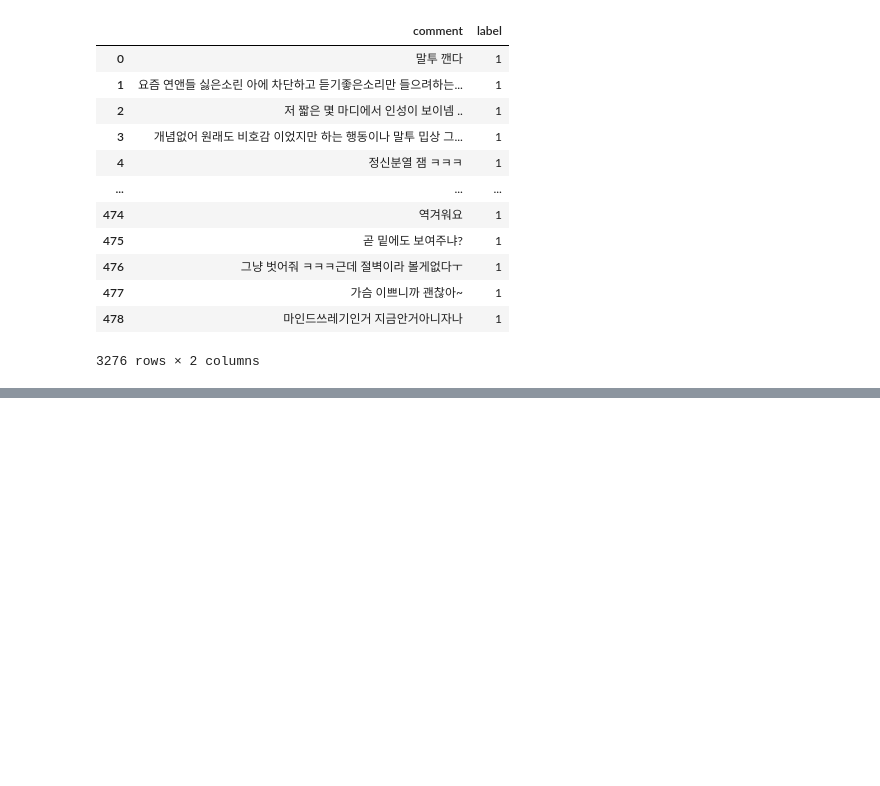
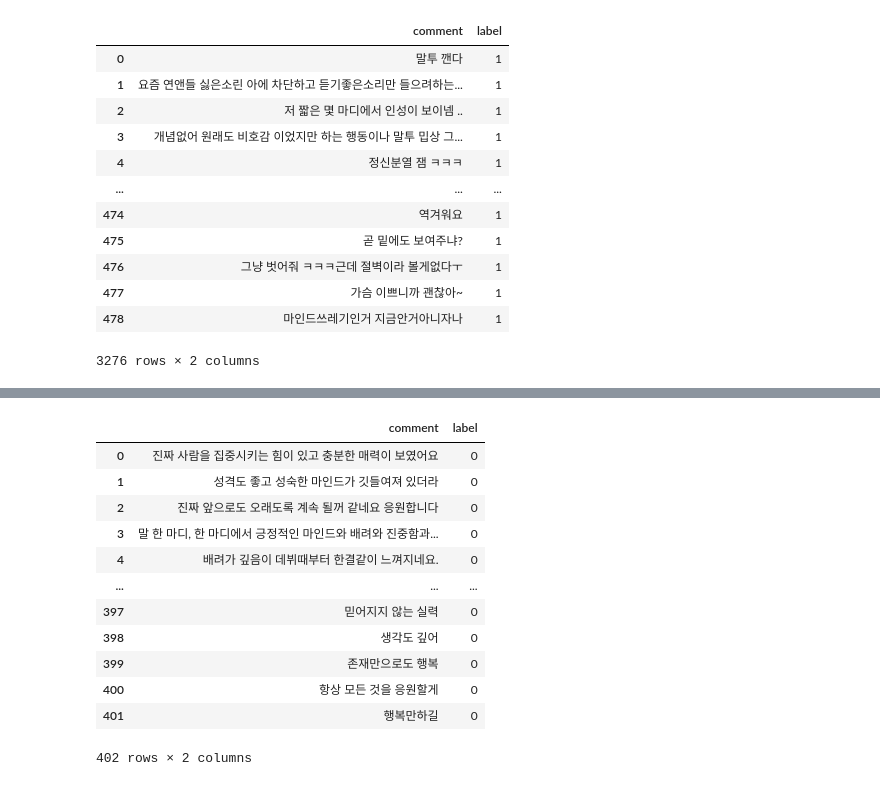
Before and after one commit to sooyeon-go/grad_project, a Jupyter notebook: comment_crawling_r/comment_csv.ipynb, the cells around one changed output, grey strips where cells are left out. Saved outputs shown, nothing was run; the diff lists cells and outputs as text; code cells hidden in the pictures; blank space fills up the shorter version.

```diff
--- a/comment_crawling_r/comment_csv.ipynb
+++ b/comment_crawling_r/comment_csv.ipynb
@@ -336,0 +361,17 @@ fi5
+# %%
+dic7 = pd.read_csv('p_comment2_csv.csv',encoding = 'cp949')
+dic7
+# %% [output]
+|  | comment | label |
+| 0 | 진짜 사람을 집중시키는 힘이 있고 충분한 매력이 보였어요 | 0 |
+| 1 | 성격도 좋고 성숙한 마인드가 깃들여져 있더라 | 0 |
+| 2 | 진짜 앞으로도 오래도록 계속 될꺼 같네요 응원합니다 | 0 |
+| 3 | 말 한 마디, 한 마디에서 긍정적인 마인드와 배려와 진중함과... | 0 |
+| 4 | 배려가 깊음이 데뷔때부터 한결같이 느껴지네요. | 0 |
+| ... | ... | ... |
+| 397 | 믿어지지 않는 실력 | 0 |
+| 398 | 생각도 깊어 | 0 |
+| 399 | 존재만으로도 행복 | 0 |
+| 400 | 항상 모든 것을 응원할게 | 0 |
+| 401 | 행복만하길 | 0 |
+402 rows × 2 columns
```
Also changed, not shown: parts of 2 cells of this notebook.
